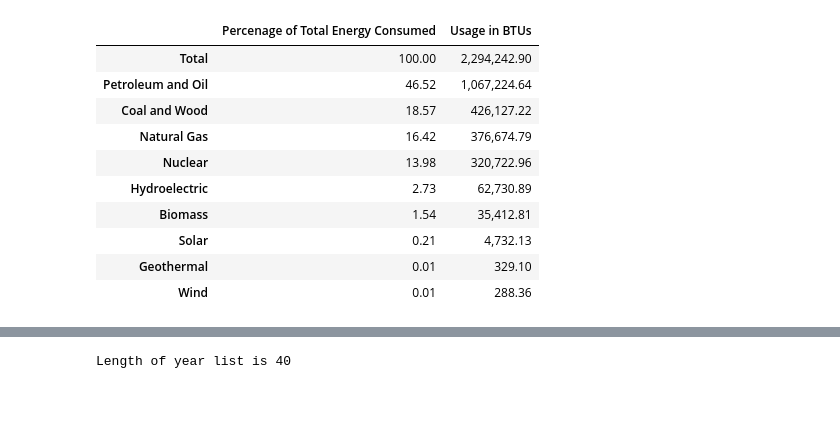
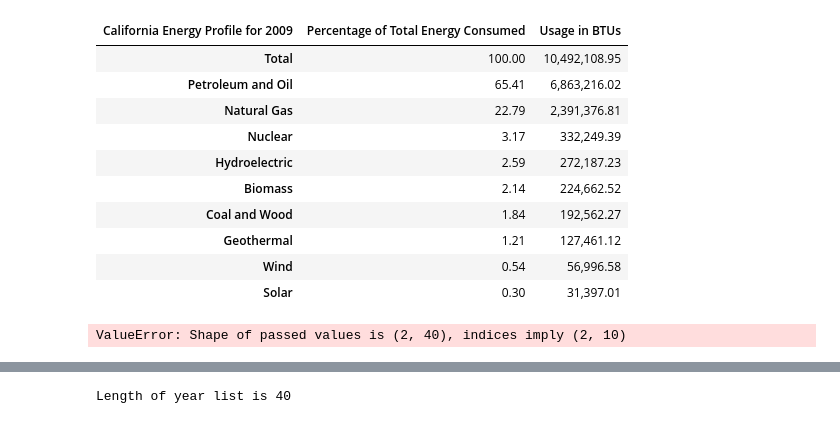
Before and after one commit to timholds/MathContestModeling2018, a Jupyter notebook: MCM2018.ipynb, the cells around one changed output, grey strips where cells are left out. Cells and saved outputs as stored; diff of their text form; code cells hidden in the pictures.

```diff
--- a/MCM2018.ipynb
+++ b/MCM2018.ipynb
@@ -115,24 +120,38 @@ fd
 # %%
-s = fd.loc[:, 'Percenage of Total Energy Consumed']
-percentage_list = []
-for x in s:
-    percentage_list.extend(x*100)
+def turn_profile_df_lists_to_numbers(df):
+    s = df.loc[:, 'Percenage of Total Energy Consumed']
+    percentage_list = []
+    for x in s:
+        percentage_list.extend(x*100)
 
-t = fd.loc[:, 'Usage in BTUs']
-usage_list = []
-for y in t:
-    usage_list.extend(y)
+    t = fd.loc[:, 'Usage in BTUs']
+    usage_list = []
+    for y in t:
+        usage_list.extend(y)
+    return usage_list, percentage_list
+
+usage_list, percentage_list = turn_profile_df_lists_to_numbers(fd)
 # %%
-def make_df(df):
+def make_profile_df(usage_list, percentage_list):
     pd.options.display.float_format = '{:,.2f}'.format
-    data_abs = get_materials_numbers(df)
-    data_rel = []
-    # The total is stored as the last item in the data_abs list
-    total = data_abs[-1:]
-    for item in data_abs:
-        data_rel.append((item / total)* 1000)
 
     materials = ['Petroleum and Oil', 'Natural Gas', 'Coal and Wood', 'Nuclear', 'Wind', 'Solar', 'Hydroelectric', 'Geothermal', 'Biomass', 'Total']
-    inputs = {'Usage in BTUs': usage_list, 'Percenage of Total Energy Consumed': percentage_list}
-    data = pd.DataFrame(inputs, index=materials).sort_values(by=['Percenage of Total Energy Consumed'], ascending=False)
+    inputs = {'Usage in BTUs': usage_list, 'Percentage of Total Energy Consumed': percentage_list}
+    data = pd.DataFrame(inputs, index=materials).sort_values(by=['Percentage of Total Energy Consumed'], ascending=False)
+    data.columns.name = 'California Energy Profile for 2009'
+
     return data
+
+make_profile_df(usage_list, percentage_list)
+# %% [output]
+| California Energy Profile for 2009 | Percentage of Total Energy Consumed | Usage in BTUs |
+| Total | 100.00 | 10,492,108.95 |
+| Petroleum and Oil | 65.41 | 6,863,216.02 |
+| Natural Gas | 22.79 | 2,391,376.81 |
+| Nuclear | 3.17 | 332,249.39 |
+| Hydroelectric | 2.59 | 272,187.23 |
+| Biomass | 2.14 | 224,662.52 |
+| Coal and Wood | 1.84 | 192,562.27 |
+| Geothermal | 1.21 | 127,461.12 |
+| Wind | 0.54 | 56,996.58 |
+| Solar | 0.30 | 31,397.01 |
@@ -139,20 +170,10 @@ def make_df(df):
 # %%
 # For each state, the energy profile for the year 2009
-make_df(dfTX2009)
-make_df(dfCA2009)
-make_df(dfNM2009)
-make_df(dfAZ2009)
+make_profile_df(dfCA2009)
+make_profile_df(dfNM2009)
+make_profile_df(dfAZ2009)
+make_profile_df(dfTX2009)
 # %% [output]
-|  | Percenage of Total Energy Consumed | Usage in BTUs |
-| Total | 100.00 | 2,294,242.90 |
-| Petroleum and Oil | 46.52 | 1,067,224.64 |
-| Coal and Wood | 18.57 | 426,127.22 |
-| Natural Gas | 16.42 | 376,674.79 |
-| Nuclear | 13.98 | 320,722.96 |
-| Hydroelectric | 2.73 | 62,730.89 |
-| Biomass | 1.54 | 35,412.81 |
-| Solar | 0.21 | 4,732.13 |
-| Geothermal | 0.01 | 329.10 |
-| Wind | 0.01 | 288.36 |
+ValueError: Shape of passed values is (2, 40), indices imply (2, 10)
 # %%
 # Plot relative sources of energy used in a given state for a given year
```
Also changed, not shown: parts of 7 cells of this notebook, 3 other files.
